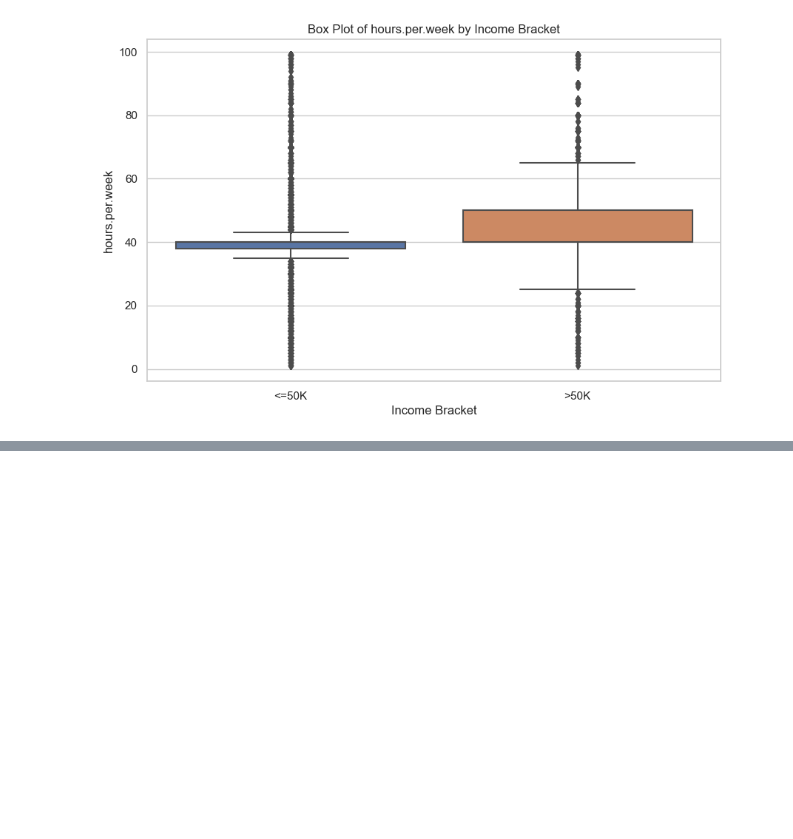
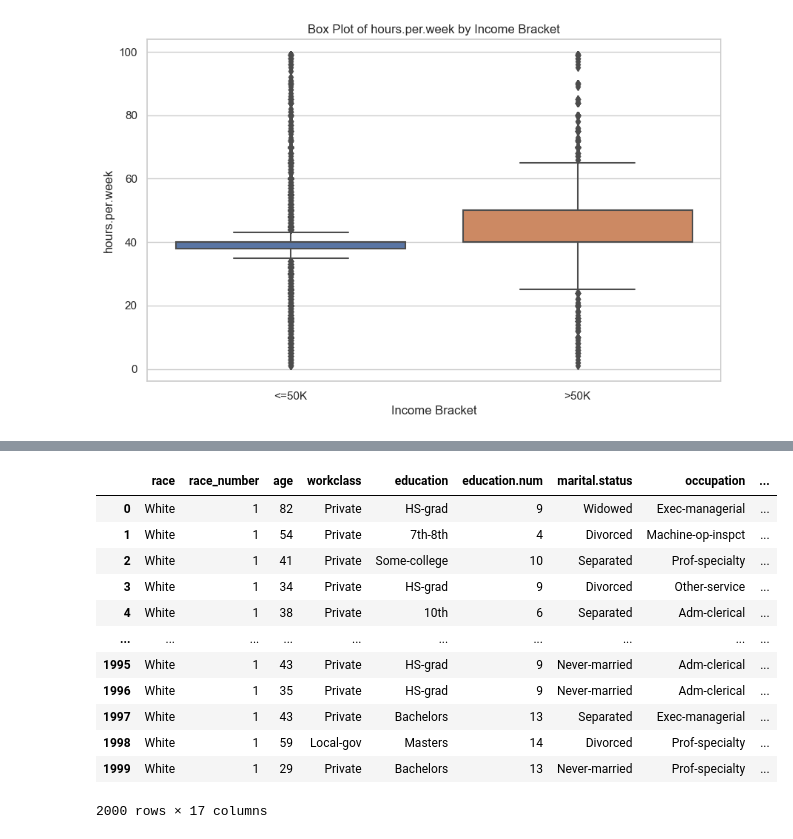
Before and after one commit to Naqibee/Project4, a Jupyter notebook: Income_Prediction.ipynb, the cells around one changed output, grey strips where cells are left out. Drawn from its saved outputs; the diff is of its cells as text; code cells hidden in the pictures; blank space fills up the shorter version.

```diff
--- a/Income_Prediction.ipynb
+++ b/Income_Prediction.ipynb
@@ -331,0 +375,37 @@ sns.pairplot(df_house, kind='reg')
+# %%
+from sklearn.model_selection import train_test_split
+from sklearn.linear_model import LinearRegression
+import pandas as pd
+
+x = merged_df[['race_number']]
+y = merged_df['income_binary']
+x_train, x_test, y_train, y_test = train_test_split(x, y, test_size=0.3, random_state=1)
+
+model = LinearRegression()
+model.fit(x_train, y_train)
+
+group7_predictions = model.predict(x_test)
+
+x_test = x_test.reset_index(drop=True)
+
+merged_df_subset = merged_df.loc[x_test.index]
+
+dataframe = pd.DataFrame(group7_predictions, columns=['income_binary_prediction'], index=merged_df_subset.index)
+
+predict_val = merged_df_subset.join(dataframe)
+
+predict_val.head(2000)
+# %% [output]
+|  | race | race_number | age | workclass | education | education.num | marital.status | occupation | ... |
+| 0 | White | 1 | 82 | Private | HS-grad | 9 | Widowed | Exec-managerial | ... |
+| 1 | White | 1 | 54 | Private | 7th-8th | 4 | Divorced | Machine-op-inspct | ... |
+| 2 | White | 1 | 41 | Private | Some-college | 10 | Separated | Prof-specialty | ... |
+| 3 | White | 1 | 34 | Private | HS-grad | 9 | Divorced | Other-service | ... |
+| 4 | White | 1 | 38 | Private | 10th | 6 | Separated | Adm-clerical | ... |
+| ... | ... | ... | ... | ... | ... | ... | ... | ... | ... |
+| 1995 | White | 1 | 43 | Private | HS-grad | 9 | Never-married | Adm-clerical | ... |
+| 1996 | White | 1 | 35 | Private | HS-grad | 9 | Never-married | Adm-clerical | ... |
+| 1997 | White | 1 | 43 | Private | Bachelors | 13 | Separated | Exec-managerial | ... |
+| 1998 | White | 1 | 59 | Local-gov | Masters | 14 | Divorced | Prof-specialty | ... |
+| 1999 | White | 1 | 29 | Private | Bachelors | 13 | Never-married | Prof-specialty | ... |
+2000 rows × 17 columns
```
Also changed, not shown: parts of 12 cells of this notebook.
